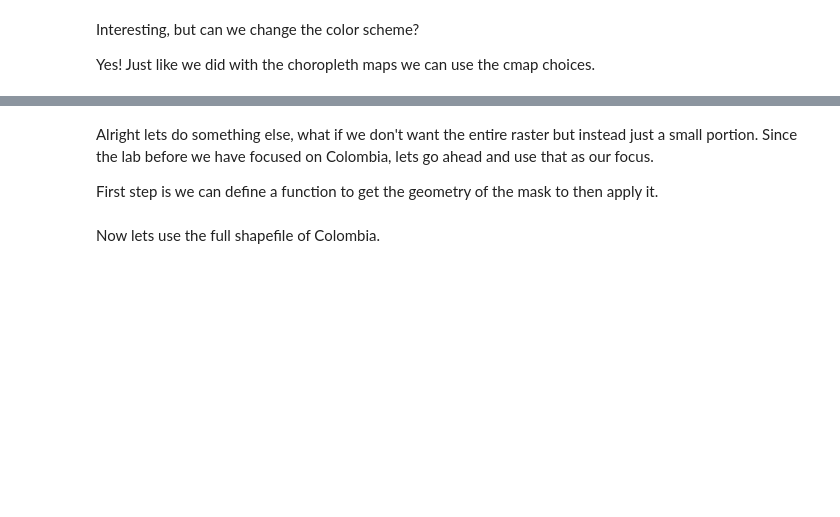
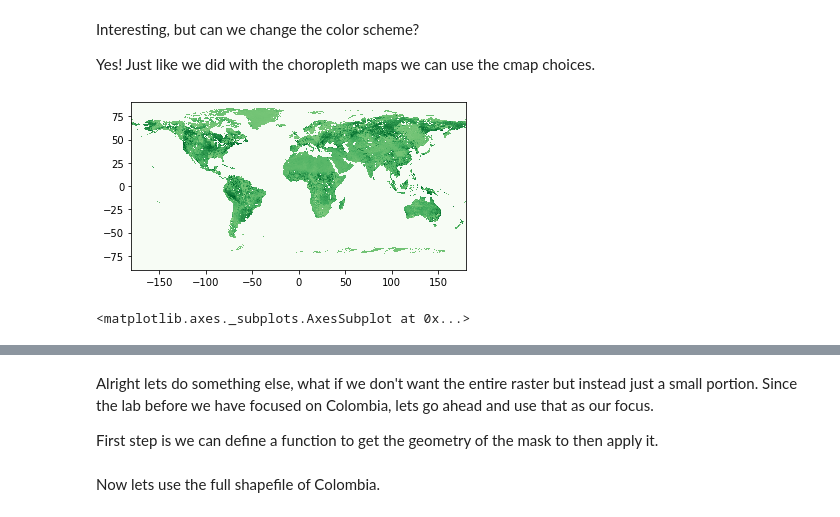
Before and after one commit to JELambert/POS4764, a Jupyter notebook: Labs/Lab 8 (Geoprocessing Toolkit 2).ipynb, the cells around one changed output, grey strips where cells are left out. Cells and saved outputs as stored; diff of their text form; code cells hidden in the pictures; blank space fills up the shorter version.

```diff
--- a/Labs/Lab 8 (Geoprocessing Toolkit 2).ipynb
+++ b/Labs/Lab 8 (Geoprocessing Toolkit 2).ipynb
@@ -211,7 +332,10 @@ Interesting, but can we change the color scheme?
 
 Yes! Just like we did with the choropleth maps we can use the cmap choices.
 # %%
-show(raster1, cmap='terrain')
+show(raster1, cmap='Greens')
+# %% [output]
+[figure, added]
+<matplotlib.axes._subplots.AxesSubplot at 0x...>
 # %% [markdown]
 ![lit](https://media.giphy.com/media/jba8ucWVAhG9VcUkx9/giphy.gif)
 # %% [markdown]
```
Also changed, not shown: parts of 22 cells of this notebook, 12 other files.
